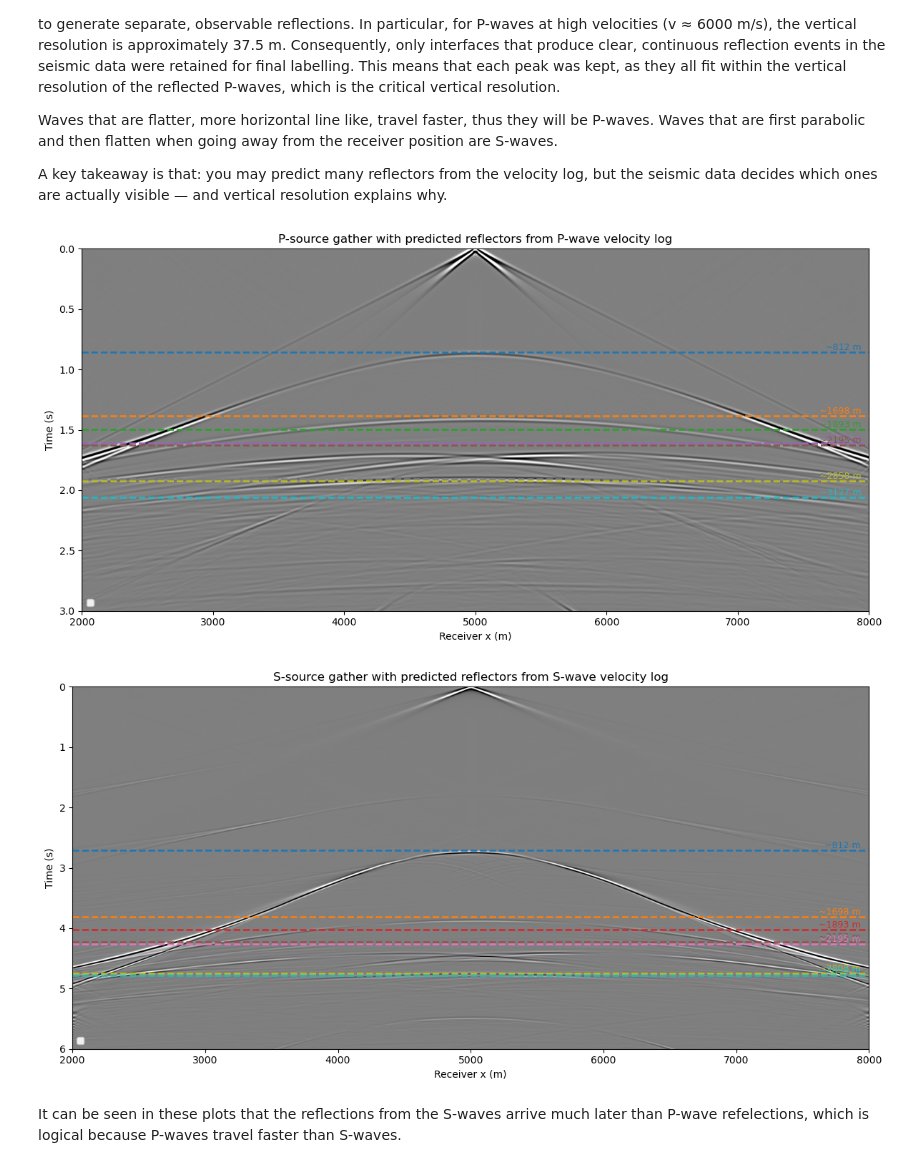
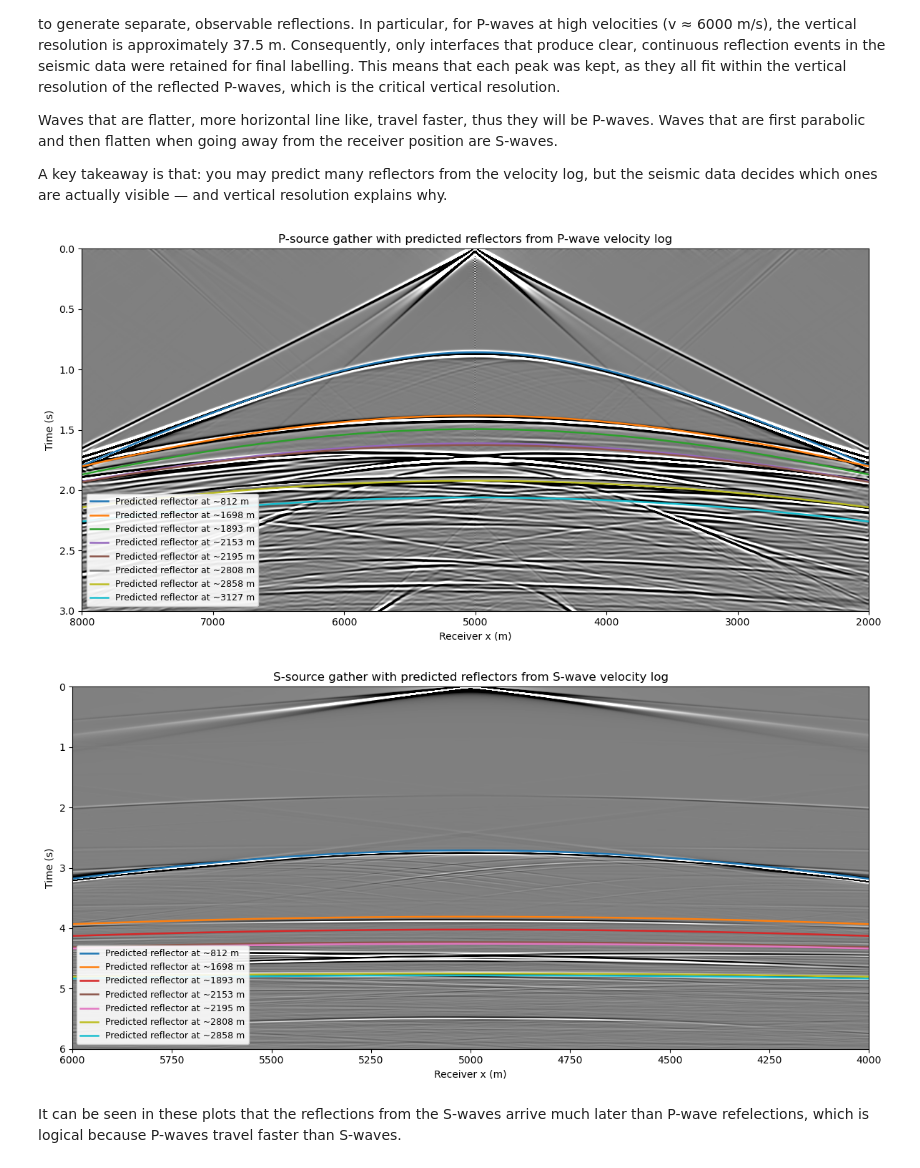
Before and after one commit to GijsvanGrieken/seismicity_groningen, a Jupyter notebook: Workshop_group2_final.ipynb, the cells around one changed output. Drawn from its saved outputs; the diff is of its cells as text; code cells hidden in the pictures.

```diff
--- a/Workshop_group2_final.ipynb
+++ b/Workshop_group2_final.ipynb
@@ -441,11 +375,15 @@ def find_velocity_jumps(v, dz, dv_threshold):
     return idx, depths
 
 # Detect all velocity jumps (P-wave example)
-idxP, depthsP = find_velocity_jumps(vp_log, dz, dv_threshold=300)
+idxP, depthsP = find_velocity_jumps(vp_log, dz, dv_threshold=100)
 
 print("Candidate reflector depths (P-log):")
 for d in depthsP:
     print(f"{int(d)} m")
+
+plt.plot(vp_log, -z)
+for i in range(len(depthsP)):
+    plt.axhline(-depthsP[i], color='red', lw=1.8, linestyle='--')
 # %% [output]
 Candidate reflector depths (P-log):
 812 m
@@ -482,9 +421,9 @@ import matplotlib.pyplot as plt
 import matplotlib.cm as cm
 
 def plot_all_candidate_reflectors_with_legend(
-    g, twt, vrms, idx, depths, title, y_lim
+    g, twt, vrms, idx, depths, title, y_lim, x_lim, clip
 ):
-    lim = np.percentile(np.abs(g), 99.5)
+    lim = np.percentile(np.abs(g), clip)
     extent = [np.min(x_rec), np.max(x_rec), np.max(t), np.min(t)]
 
     plt.figure(figsize=(12,6))
@@ -507,22 +446,23 @@ def plot_all_candidate_reflectors_with_legend(
     labels = []
 
     for i, d, c in zip(idx, depths, colors):
-        #curve = hyperbola(twt[i], vrms[i], x_rec, x_src)
-        plt.axhline(twt[i], color=c, lw=1.8, linestyle='--', label=f"Predicted reflector at ~{int(d)} m")
-        plt.text(
-            0.99, twt[i],
-            f"~{int(d)} m",
-            color=c,
-            fontsize=9,
-            va='bottom',
-            ha='right',
-            transform=plt.gca().get_yaxis_transform()
-        )
-        #line, = plt.plot(x_rec, curve, color=c, lw=1.8)
-        #lines.append(line)
-        #labels.append(f"Predicted reflector at ~{int(d)} m")
+        curve = hyperbola(twt[i], vrms[i], x_rec, x_src)
+        # plt.axhline(twt[i], color=c, lw=1.8, linestyle='--', label=f"Predicted reflector at ~{int(d)} m")
+        # plt.text(
+        #     0.99, twt[i],
+        #     f"~{int(d)} m",
+        #     color=c,
+        #     fontsize=9,
+        #     va='bottom',
+        #     ha='right',
+        #     transform=plt.gca().get_yaxis_transform()
+        # )
+        line, = plt.plot(x_rec, curve, color=c, lw=1.8)
+        lines.append(line)
+        labels.append(f"Predicted reflector at ~{int(d)} m")
 
     plt.ylim(y_lim[1], y_lim[0])
+    plt.xlim(x_lim[1], x_lim[0])
 
     # Add legend
     plt.legend(
@@ -533,37 +473,41 @@ def plot_all_candidate_reflectors_with_legend(
         framealpha=0.9
     )
 
     plt.tight_layout()
     plt.show()
 
 # P-wave candidates
 idxP, depthsP = find_velocity_jumps(vp_log, dz, dv_threshold=300)
 
 plot_all_candidate_reflectors_with_legend(
     gP_base_f,
     twtP,
     vrmsP,
     idxP,
     depthsP,
     "P-source gather with predicted reflectors from P-wave velocity log",
-    y_lim=[0,3]
+    y_lim=[0, 3],
+    x_lim = [2000, 8000],
+    clip = 90
 )
 
 # S-wave candidates
 idxS, depthsS = find_velocity_jumps(vs_log, dz, dv_threshold=200)
 
 plot_all_candidate_reflectors_with_legend(
     gS_base_f,
     twtS,
     vrmsS,
     idxS,
     depthsS,
     "S-source gather with predicted reflectors from S-wave velocity log",
-    y_lim = [0, 6]
+    y_lim = [0, 6],
+    x_lim = [4000, 6000],
+    clip = 97
 )
 # %% [output]
-[figure, old version]
+[figure, new version]
-[figure, old version]
+[figure, new version]
 # %% [markdown]
 It can be seen in these plots that the reflections from the S-waves arrive much later than P-wave refelections, which is logical because P-waves travel faster than S-waves.
 # %% [markdown]
```
Also changed, not shown: parts of 19 cells of this notebook.
